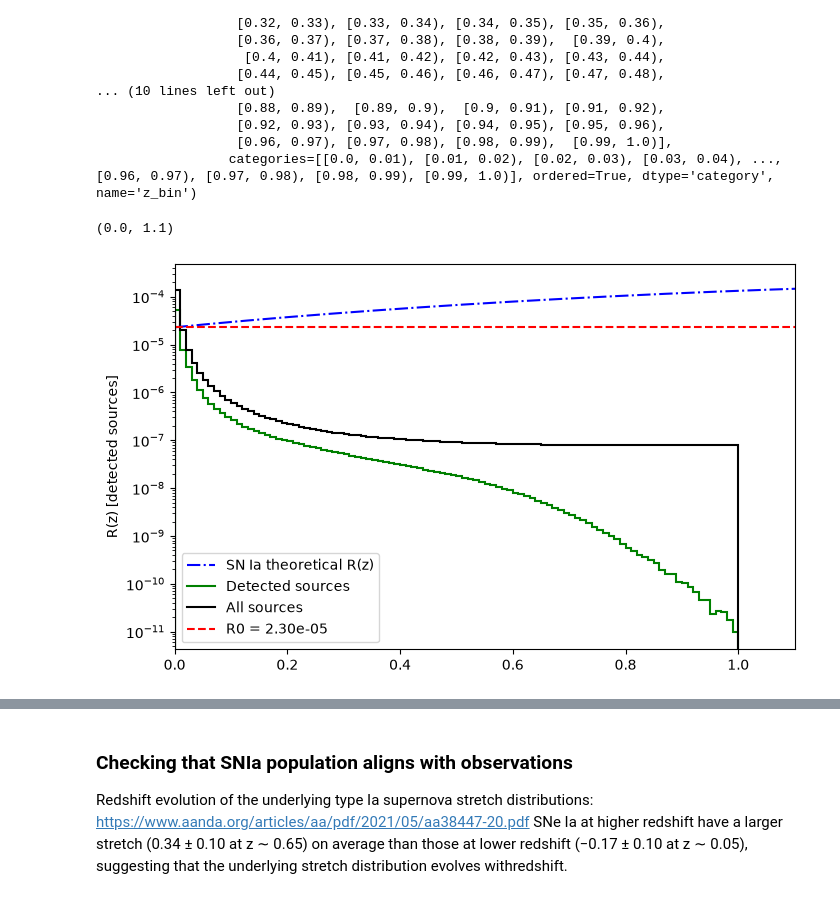
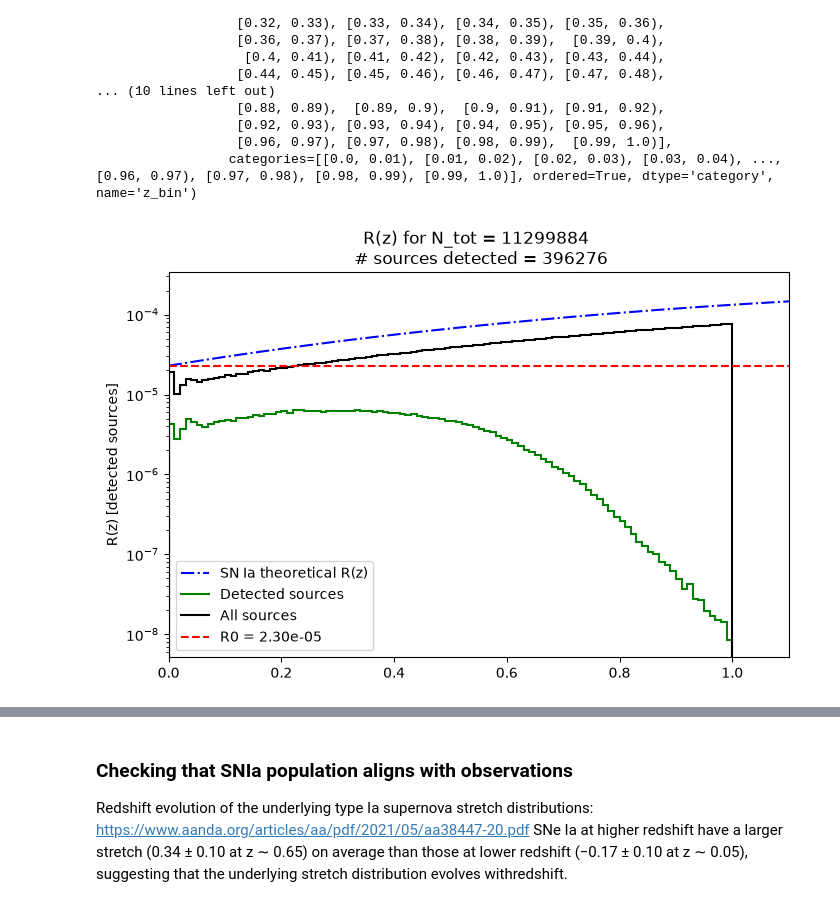
Before and after one commit to krissylla/TransientSimulation, a Jupyter notebook: skysurvey_detections.ipynb, the cells around one changed output, grey strips where cells are left out. Saved outputs shown, nothing was run; the diff lists cells and outputs as text; code cells hidden in the pictures.

```diff
--- a/skysurvey_detections.ipynb
+++ b/skysurvey_detections.ipynb
@@ -360,6 +363,6 @@ combined.to_parquet("results_2/combined_detected.parquet", engine="pyarrow", com
 # %%
 # if you want to load an existing parquet / combined parquet:
-combined = pd.read_parquet("results_2/combined_detected.parquet")
+combined = pd.read_parquet("results_4/combined_detected.parquet")
 # %%
 combined
 # %% [output]
@@ -567,5 +565,5 @@ all_sources
 # %%
-Rz_bin_counts = n_sources.values/shell_volumes/365 #Mpc^-3 yr^-1
-Rz_bin_counts_all = n_sources_all.values/shell_volumes/365 #Mpc^-3 yr^-1
+Rz_bin_counts = n_sources.values/shell_volumes / (465/365) #Mpc^-3 yr^-1
+Rz_bin_counts_all = n_sources_all.values/shell_volumes / (465/365)#Mpc^-3 yr^-1
 Rz_bin_counts[50:55], Rz_bin_counts_all[50:55]
 # %% [output]
@@ -596,24 +610,34 @@ CategoricalIndex([ [0.0, 0.01), [0.01, 0.02), [0.02, 0.03), [0.03, 0.04),
 # %%
 # zmin here is 1e-4
 plt.figure(figsize = (8,5))
 from transient_rates import R_SFR
 z_range = np.linspace(0, 10, 1000)
 intervals = n_sources.index
 z_edges = np.array([intervals[0].left] + [interval.right for interval in intervals])
 R_z = R_SFR(z_range, R0=p_cosmology['R0']['SN Ia'].to(u.Mpc**-3 / u.yr))
 
 plt.plot(z_range, R_z, color='blue', linestyle = '-.', label='SN Ia theoretical R(z)')
-plt.stairs(Rz_bin_counts, z_edges, label='Detected sources', color='green', lw = 1.5)
+plt.stairs(Rz_bin_counts , z_edges, label='Detected sources', color='green', lw = 1.5)
 plt.stairs(Rz_bin_counts_all, z_edges, label='All sources', color='k', lw = 1.5)
 plt.yscale('log')
 plt.ylabel('R(z) [detected sources]')
 plt.axhline(p_cosmology['R0']['SN Ia'].to(u.Mpc**-3 / u.yr).value, color='r', linestyle='--', label='R0 = {:.2e}'.format(p_cosmology['R0']['SN Ia'].to(u.Mpc**-3 / u.yr).value))
+
+plt.title(f'R(z) for N_tot = {N_tot} \n # sources detected = {len(detected)}')
+
 # plt.xlim(0.0, 0.05)
 
 plt.legend()
-plt.xlim(0, 0.)
+plt.xlim(0, 1.1)
+# plt.ylim(1e-5, 2e-4)
+plt.show()
 # plt.ylim(2.2e-5, 2.4e-5)
 # plt.ylim(0,0.1e7)
+
+#looks like ther eis a sys diff
+# this plot shows that we are indeed getting the rate we expected. Ratio between two gives completeness.
+# now, we are underest number of transients compared to model. Can be commented on in the model
+
+#
 # %% [output]
-(0.0, 1.1)
-[figure, old version]
+[figure, new version]
```
Also changed, not shown: parts of 32 cells of this notebook, 2 other files.
